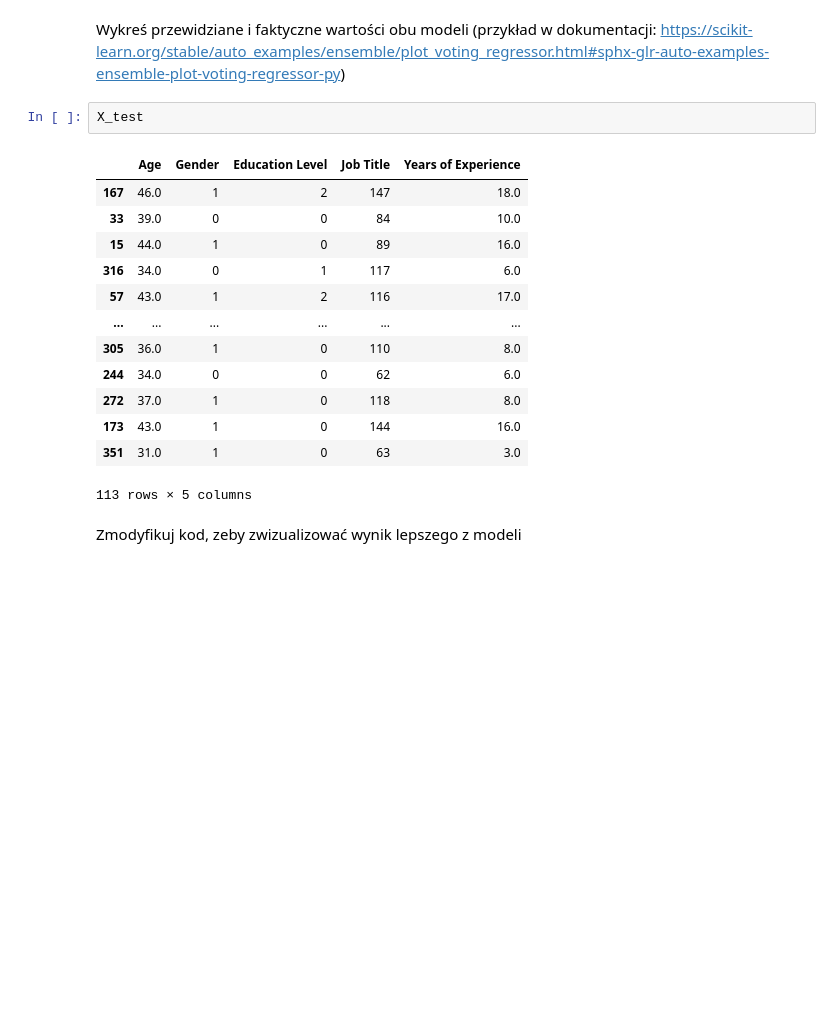
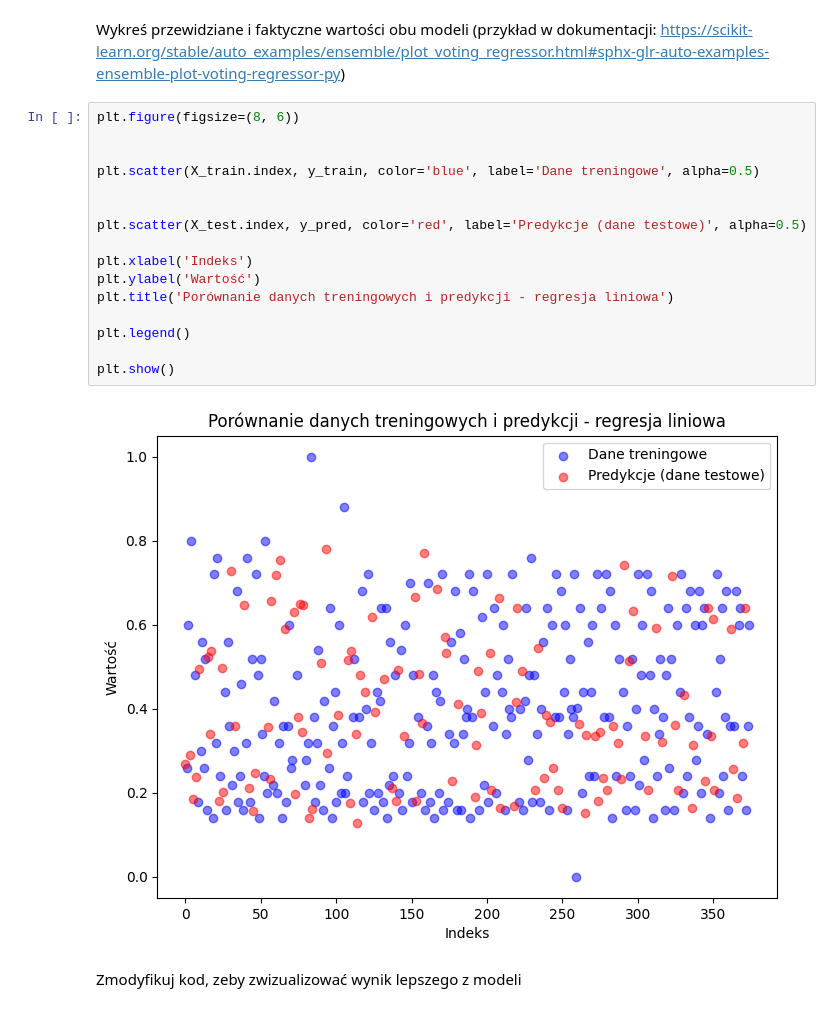
Before and after one commit to KrzysztofDrobnik/lecture1, a Jupyter notebook: PUM4_regresja_todo.ipynb, the cells around one changed output. Saved outputs shown, nothing was run; the diff lists cells and outputs as text; blank space fills up the shorter version.

```diff
--- a/PUM4_regresja_todo.ipynb
+++ b/PUM4_regresja_todo.ipynb
@@ -244,22 +245,24 @@ sns.heatmap(cor_matrix_2)
 Zbuduj model regresji odpornej i przetestuj jego predykcje
 # %% [markdown]
 Wykreś przewidziane i faktyczne wartości obu modeli (przykład w dokumentacji: https://scikit-learn.org/stable/auto_examples/ensemble/plot_voting_regressor.html#sphx-glr-auto-examples-ensemble-plot-voting-regressor-py)
-# %%
-X_test
-# %% [output]
-|  | Age | Gender | Education Level | Job Title | Years of Experience |
-| 167 | 46.0 | 1 | 2 | 147 | 18.0 |
-| 33 | 39.0 | 0 | 0 | 84 | 10.0 |
-| 15 | 44.0 | 1 | 0 | 89 | 16.0 |
-| 316 | 34.0 | 0 | 1 | 117 | 6.0 |
-| 57 | 43.0 | 1 | 2 | 116 | 17.0 |
-| ... | ... | ... | ... | ... | ... |
-| 305 | 36.0 | 1 | 0 | 110 | 8.0 |
-| 244 | 34.0 | 0 | 0 | 62 | 6.0 |
-| 272 | 37.0 | 1 | 0 | 118 | 8.0 |
-| 173 | 43.0 | 1 | 0 | 144 | 16.0 |
-| 351 | 31.0 | 1 | 0 | 63 | 3.0 |
-113 rows × 5 columns
+# %%
+plt.figure(figsize=(8, 6))
+
+
+plt.scatter(X_train.index, y_train, color='blue', label='Dane treningowe', alpha=0.5)
+
+
+plt.scatter(X_test.index, y_pred, color='red', label='Predykcje (dane testowe)', alpha=0.5)
+
+plt.xlabel('Indeks')
+plt.ylabel('Wartość')
+plt.title('Porównanie danych treningowych i predykcji - regresja liniowa')
+
+plt.legend()
+
+plt.show()
+# %% [output]
+[figure, added]
 # %% [markdown]
 Zmodyfikuj kod, zeby zwizualizować wynik lepszego z modeli
 # %%
```
Also changed, not shown: parts of 2 cells of this notebook.
